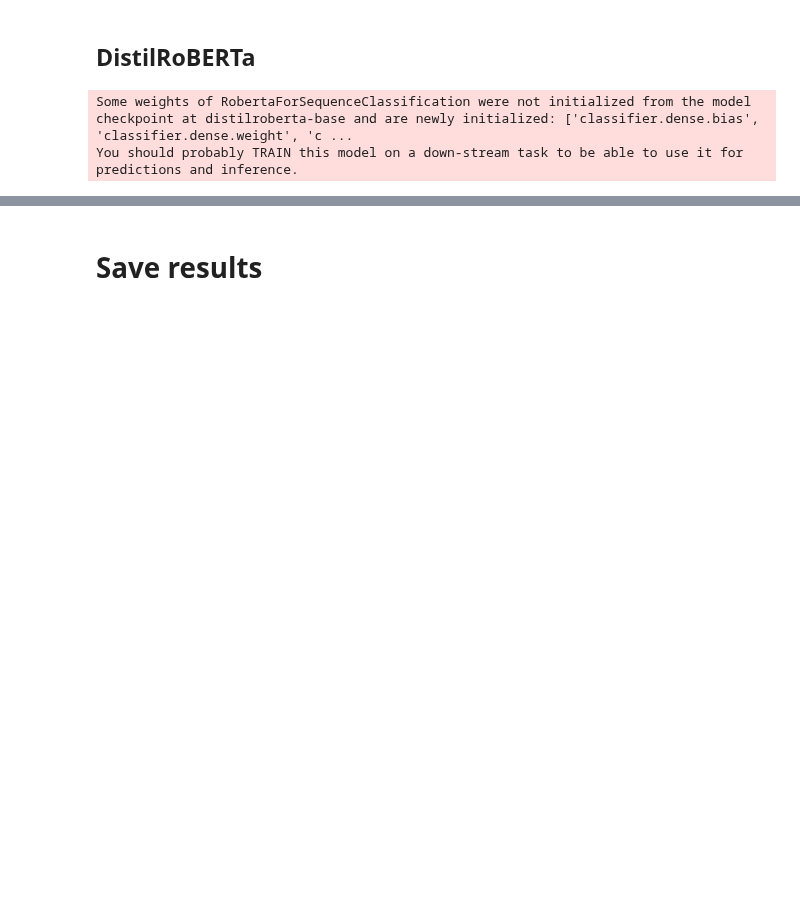
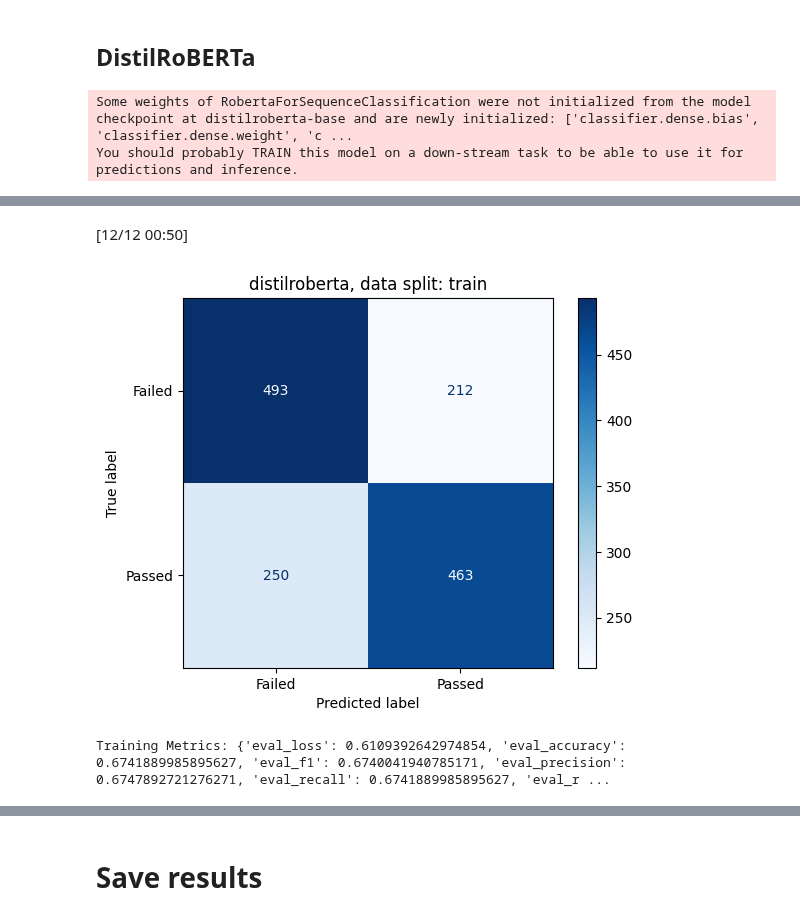
Before and after one commit to sigridbom/NLP_exam, a Jupyter notebook: 3_model_selection/DistilRoBERTa.ipynb, the cells around one changed output, grey strips where cells are left out. Saved outputs shown, nothing was run; the diff lists cells and outputs as text; code cells hidden in the pictures; blank space fills up the shorter version.

```diff
--- a/3_model_selection/DistilRoBERTa.ipynb
+++ b/3_model_selection/DistilRoBERTa.ipynb
@@ -150,0 +152,10 @@ model = RobertaForSequenceClassification.from_pretrained("./fine_tuned_distilrob
+# %%
+# get specific values for train
+datasplit = 'train'
+train_metrics = trainer.evaluate(eval_dataset=tokenized_datasets["train"])
+print("Training Metrics:", train_metrics)
+results_df
+# %% [output]
+[12/12 00:50]
+[figure, added]
+Training Metrics: {'eval_loss': 0.6109392642974854, 'eval_accuracy': 0.6741889985895627, 'eval_f1': 0.6740041940785171, 'eval_precision': 0.6747892721276271, 'eval_recall': 0.6741889985895627, 'eval_r ...
```
Also changed, not shown: parts of 15 cells of this notebook, 7 other files.
